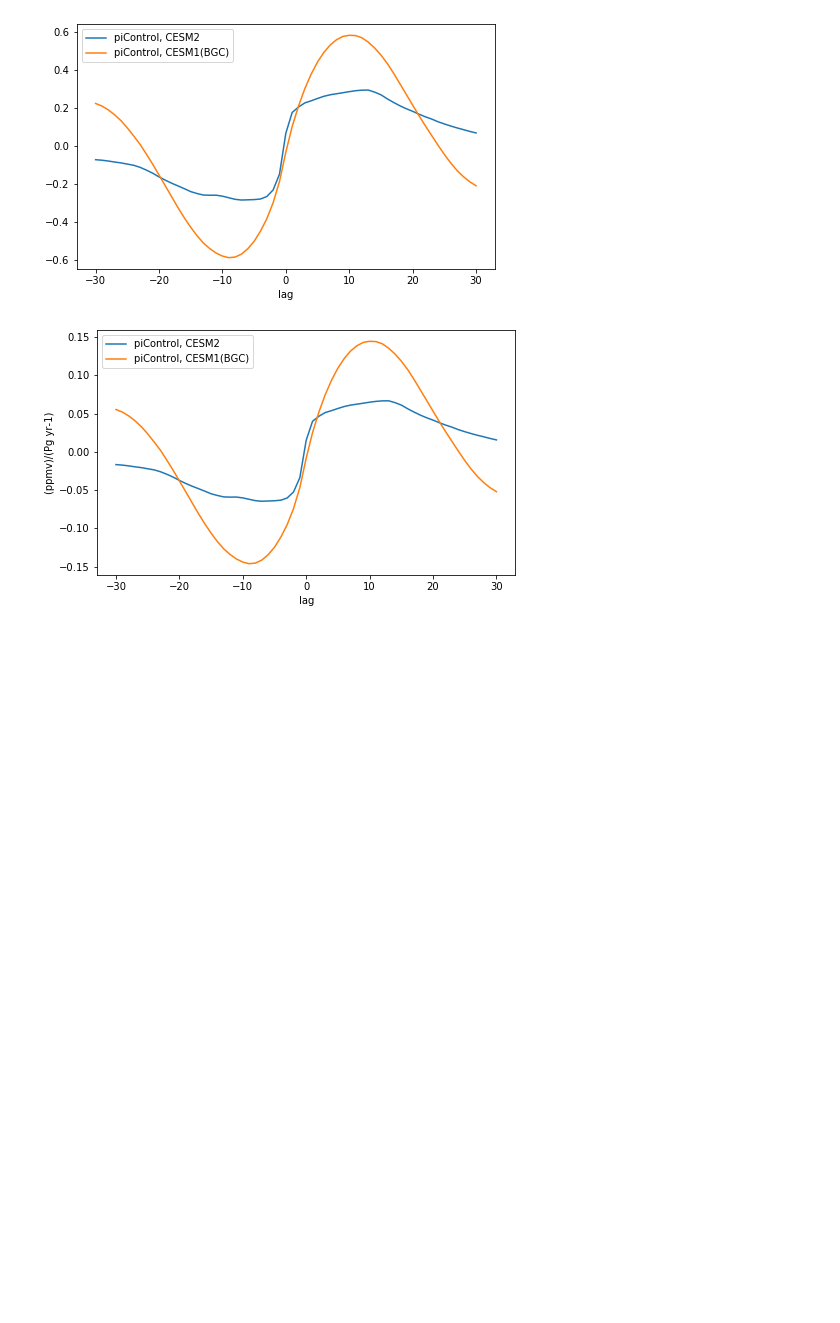
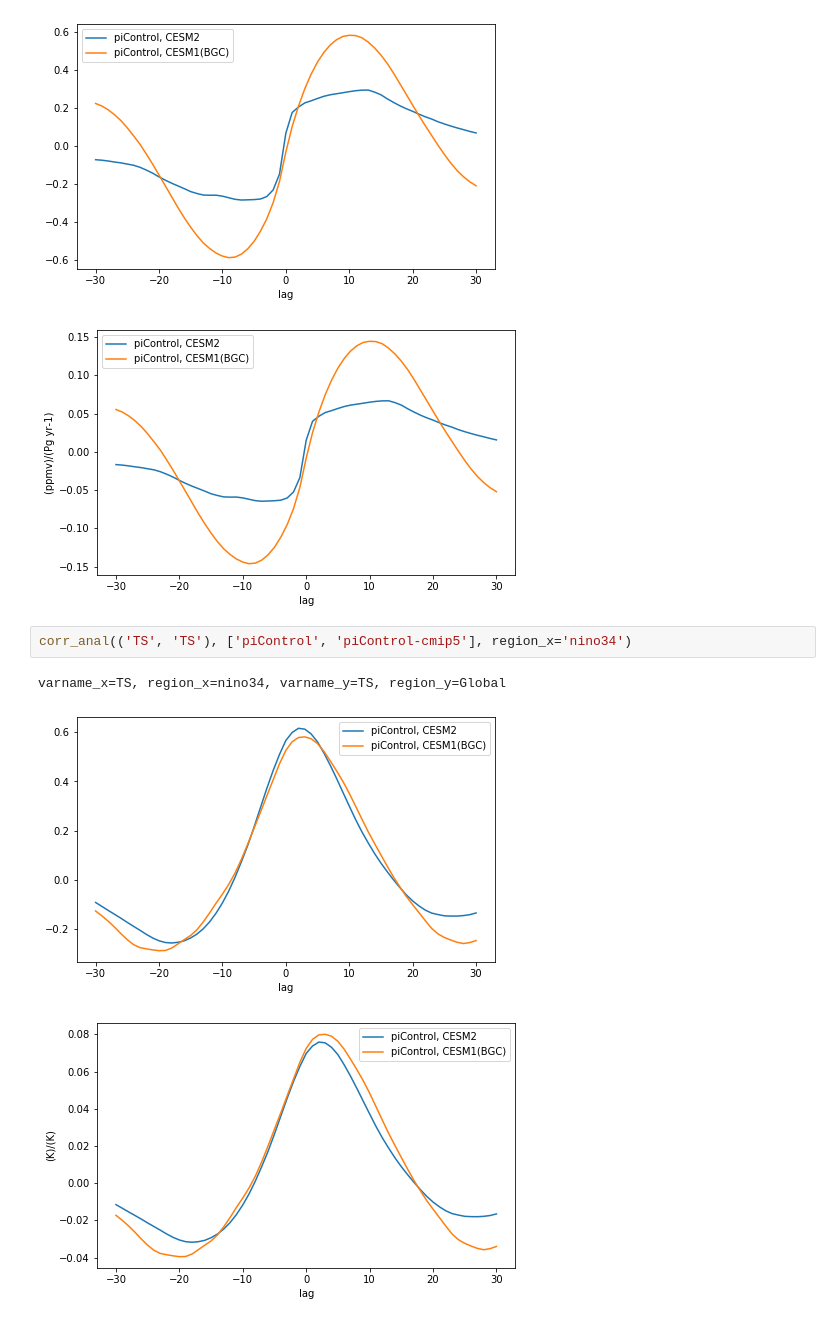
Before and after one commit to klindsay28/CESM2_coup_carb_cycle_JAMES, a Jupyter notebook: lag_corr_CO2.ipynb, the cells around one changed output. Saved outputs shown, nothing was run; the diff lists cells and outputs as text; blank space fills up the shorter version.

```diff
--- a/lag_corr_CO2.ipynb
+++ b/lag_corr_CO2.ipynb
@@ -121,3 +121,9 @@ corr_anal(('SFCO2', 'CO2'), ['piControl', 'piControl-cmip5'], region_x='Global')
 varname_x=SFCO2, region_x=Global, varname_y=CO2, region_y=Global
 [figure]
 [figure]
+# %%
+corr_anal(('TS', 'TS'), ['piControl', 'piControl-cmip5'], region_x='nino34')
+# %% [output]
+varname_x=TS, region_x=nino34, varname_y=TS, region_y=Global
+[figure, added]
+[figure, added]
```
Also changed, not shown: 14 other files.
